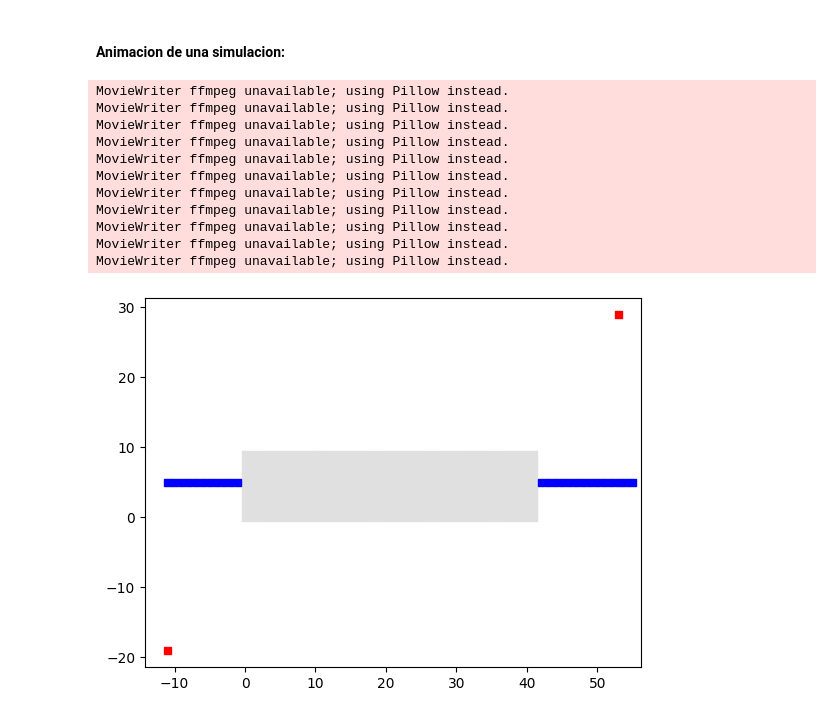
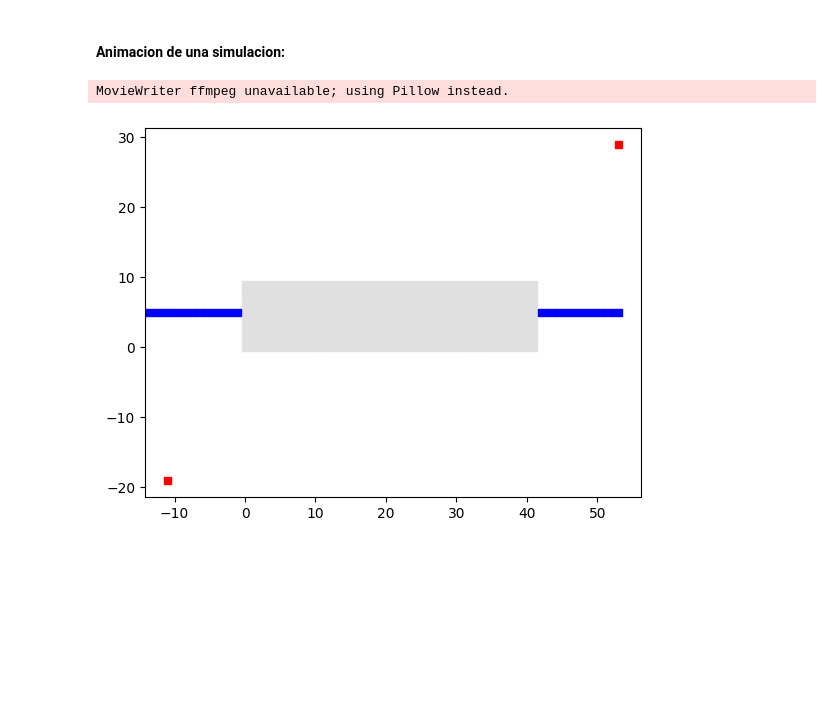
Before and after one commit to MartinCohen98/simulacion_tp1_grupo2_1c2024, a Jupyter notebook: mixmax_rng.ipynb, the cells around one changed output. Drawn from its saved outputs; the diff is of its cells as text; code cells hidden in the pictures; blank space fills up the shorter version.

```diff
--- a/mixmax_rng.ipynb
+++ b/mixmax_rng.ipynb
@@ -2790,42 +2788,32 @@ def update_plot(frame, scat, simulation):
     return scat
 
 def animation_simulation(simulation):
     matrix_array = simulation.get_matrix_array()
     data_second_cero = simulation.get_data_in_the_second(0)
 
     fig, ax = plt.subplots()
 
     matrix = matrix_array[0]
     light_is_green = data_second_cero.is_green_ligth()
 
     pedestrians_right = data_second_cero.get_pedestrians_waiting(True)
     pedestrians_left = data_second_cero.get_pedestrians_waiting(False)
 
     vehicles_waiting = []
 
     for i in range(NUMBER_OF_LANES):
         vehicles_waiting.append(data_second_cero.get_vehicles_waiting(i))
 
     x_pos, y_pos, colors = matrix_to_plot_lists(matrix, light_is_green, pedestrians_right, pedestrians_left, vehicles_waiting, NUMBER_OF_LANES)
 
     scat = plt.scatter(x_pos, y_pos, c=colors, s=20, marker="s")
 
     update_plot_lambda = lambda frame: update_plot(frame, scat=scat, simulation=simulation)
 
-    ani = animation.FuncAnimation(fig, update_plot_lambda, interval=130, frames=450)
+    ani = animation.FuncAnimation(fig, update_plot_lambda, interval=200, frames=540)
     ani.save('simulacion_1.gif')
 
 animation_simulation(simulacion_1)
 # %% [output]
 MovieWriter ffmpeg unavailable; using Pillow instead.
-MovieWriter ffmpeg unavailable; using Pillow instead.
-MovieWriter ffmpeg unavailable; using Pillow instead.
-MovieWriter ffmpeg unavailable; using Pillow instead.
-MovieWriter ffmpeg unavailable; using Pillow instead.
-MovieWriter ffmpeg unavailable; using Pillow instead.
-MovieWriter ffmpeg unavailable; using Pillow instead.
-MovieWriter ffmpeg unavailable; using Pillow instead.
-MovieWriter ffmpeg unavailable; using Pillow instead.
-MovieWriter ffmpeg unavailable; using Pillow instead.
-MovieWriter ffmpeg unavailable; using Pillow instead.
-[figure, old version]
+[figure, new version]
```
Also changed, not shown: parts of 5 cells of this notebook, 1 other file.
